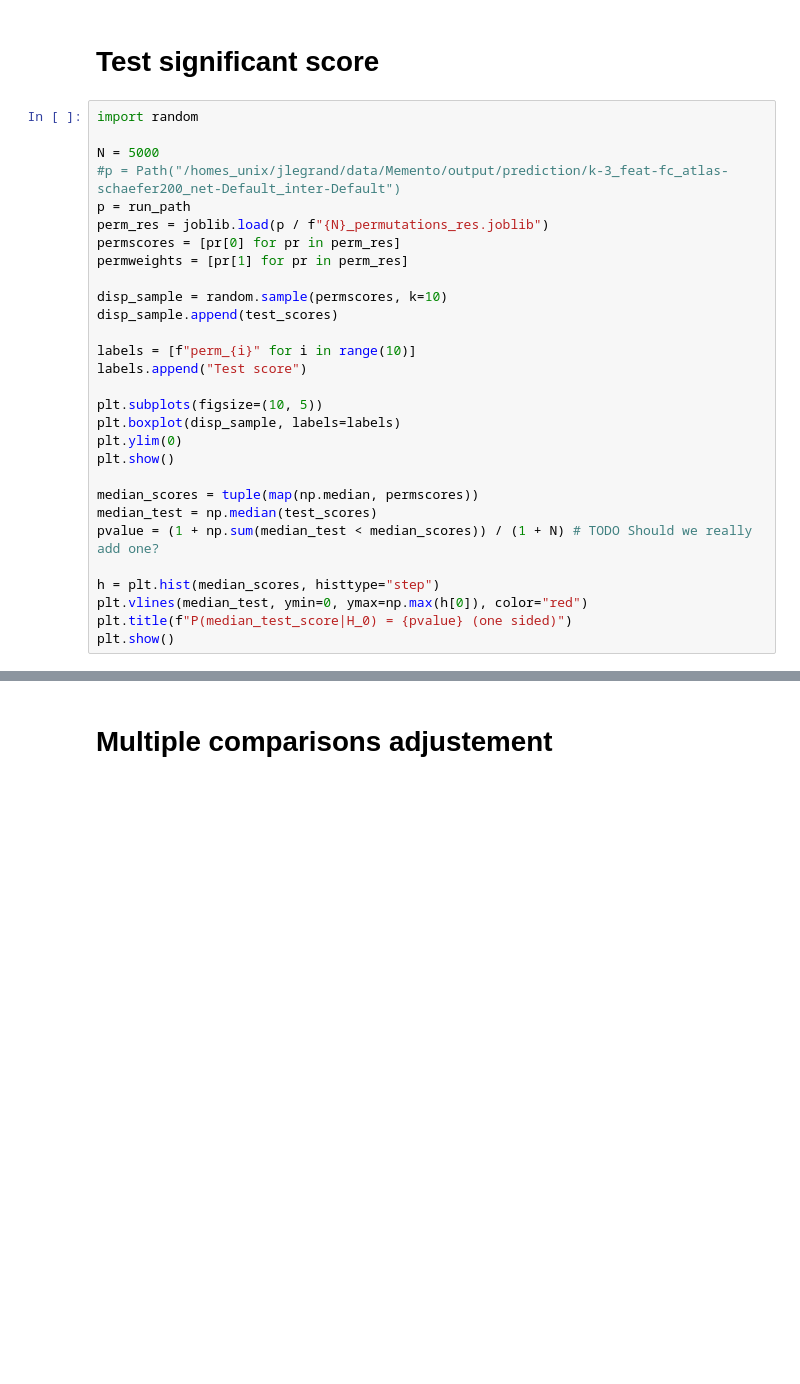
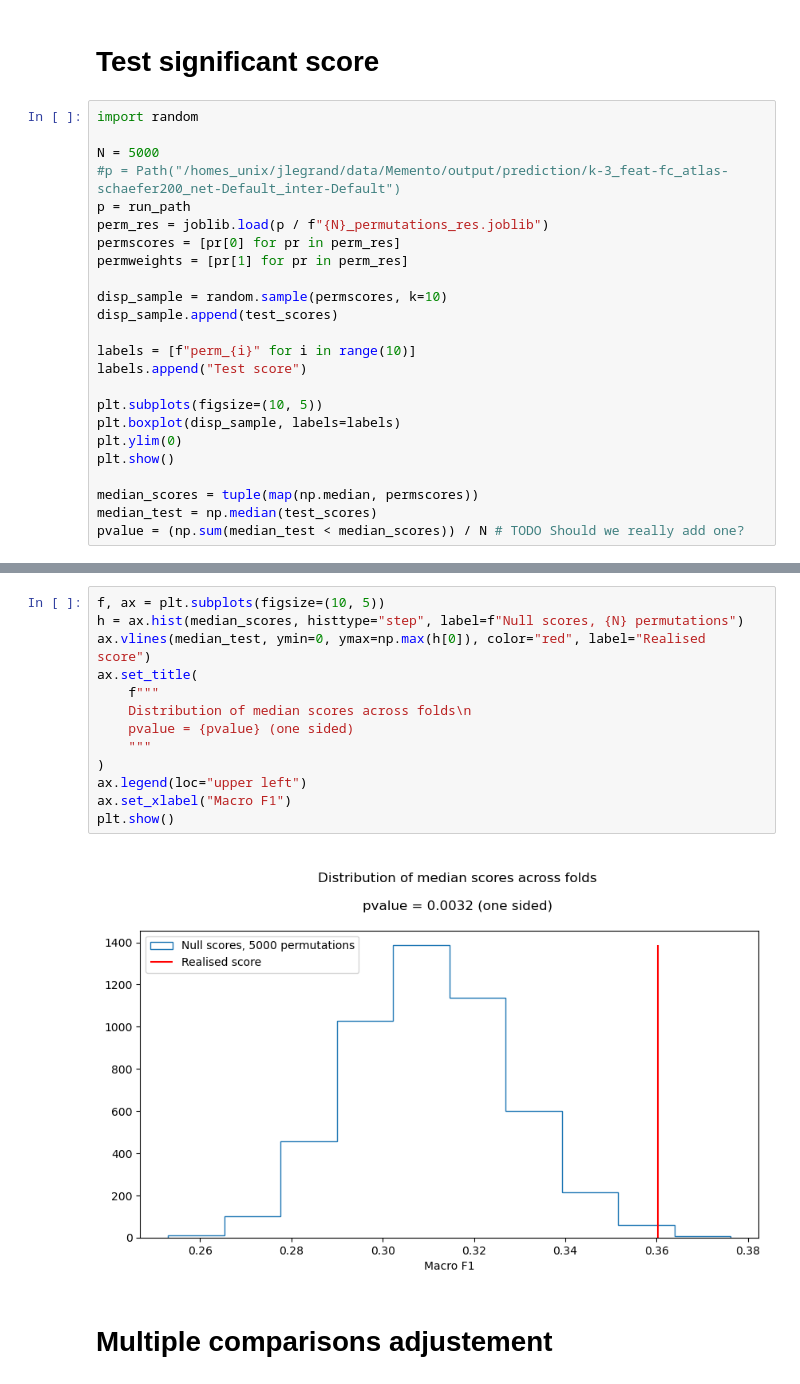
Before and after one commit to jonathan-legrand/cogpred, a Jupyter notebook: predict_cluster_fc.ipynb, the cells around one changed output, grey strips where cells are left out. Drawn from its saved outputs; the diff is of its cells as text; blank space fills up the shorter version.

```diff
--- a/predict_cluster_fc.ipynb
+++ b/predict_cluster_fc.ipynb
@@ -261,10 +292,5 @@ plt.show()
 
 median_scores = tuple(map(np.median, permscores))
 median_test = np.median(test_scores)
-pvalue = (1 + np.sum(median_test < median_scores)) / (1 + N) # TODO Should we really add one?
-
-h = plt.hist(median_scores, histtype="step")
-plt.vlines(median_test, ymin=0, ymax=np.max(h[0]), color="red")
-plt.title(f"P(median_test_score|H_0) = {pvalue} (one sided)")
-plt.show()
+pvalue = (np.sum(median_test < median_scores)) / N # TODO Should we really add one?
 # %% [output]
@@ -273,3 +298,18 @@ plt.show()
+# %%
+f, ax = plt.subplots(figsize=(10, 5))
+h = ax.hist(median_scores, histtype="step", label=f"Null scores, {N} permutations")
+ax.vlines(median_test, ymin=0, ymax=np.max(h[0]), color="red", label="Realised score")
+ax.set_title(
+    f"""
+    Distribution of median scores across folds\n
+    pvalue = {pvalue} (one sided)
+    """
+)
+ax.legend(loc="upper left")
+ax.set_xlabel("Macro F1")
+plt.show()
+# %% [output]
+[figure, added]
 # %% [markdown]
 # Multiple comparisons adjustement
 # %% [markdown]
```
Also changed, not shown: parts of 11 cells of this notebook.
